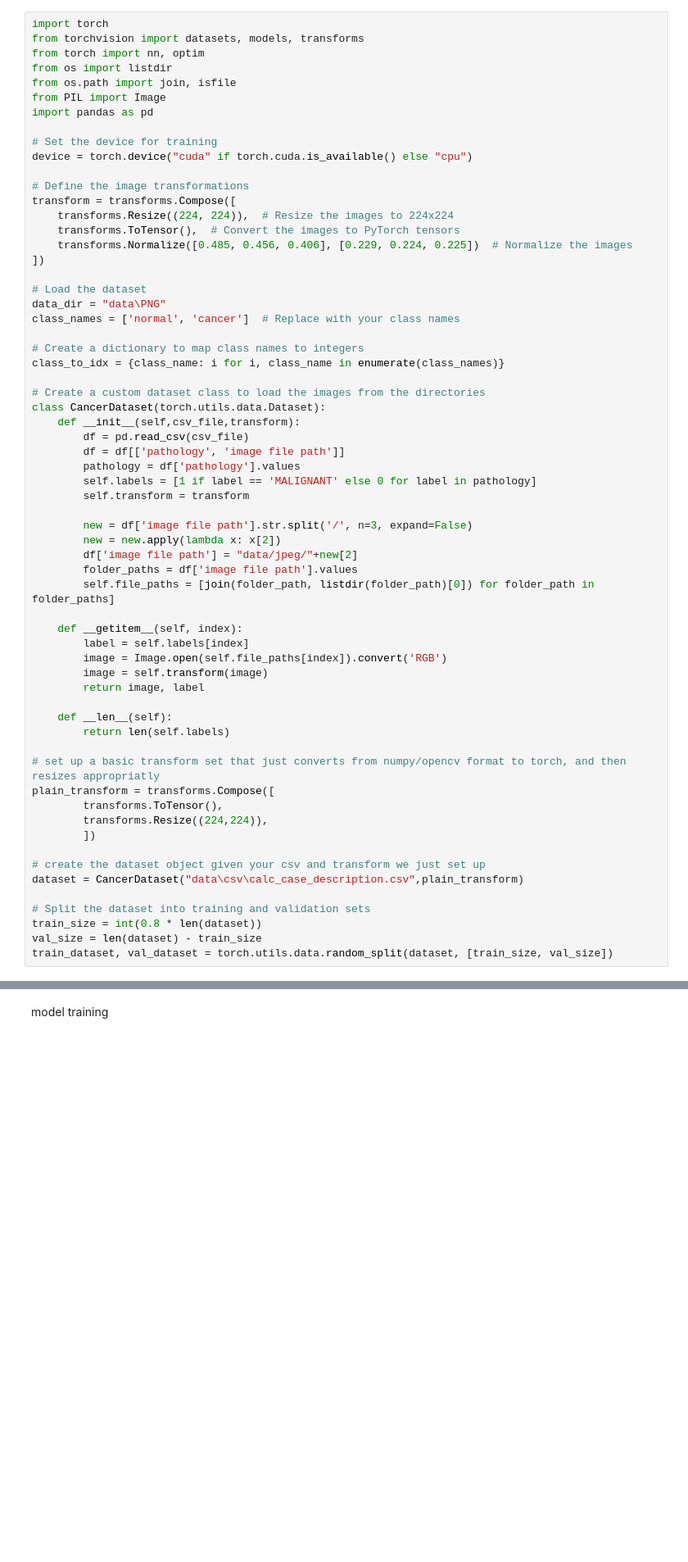
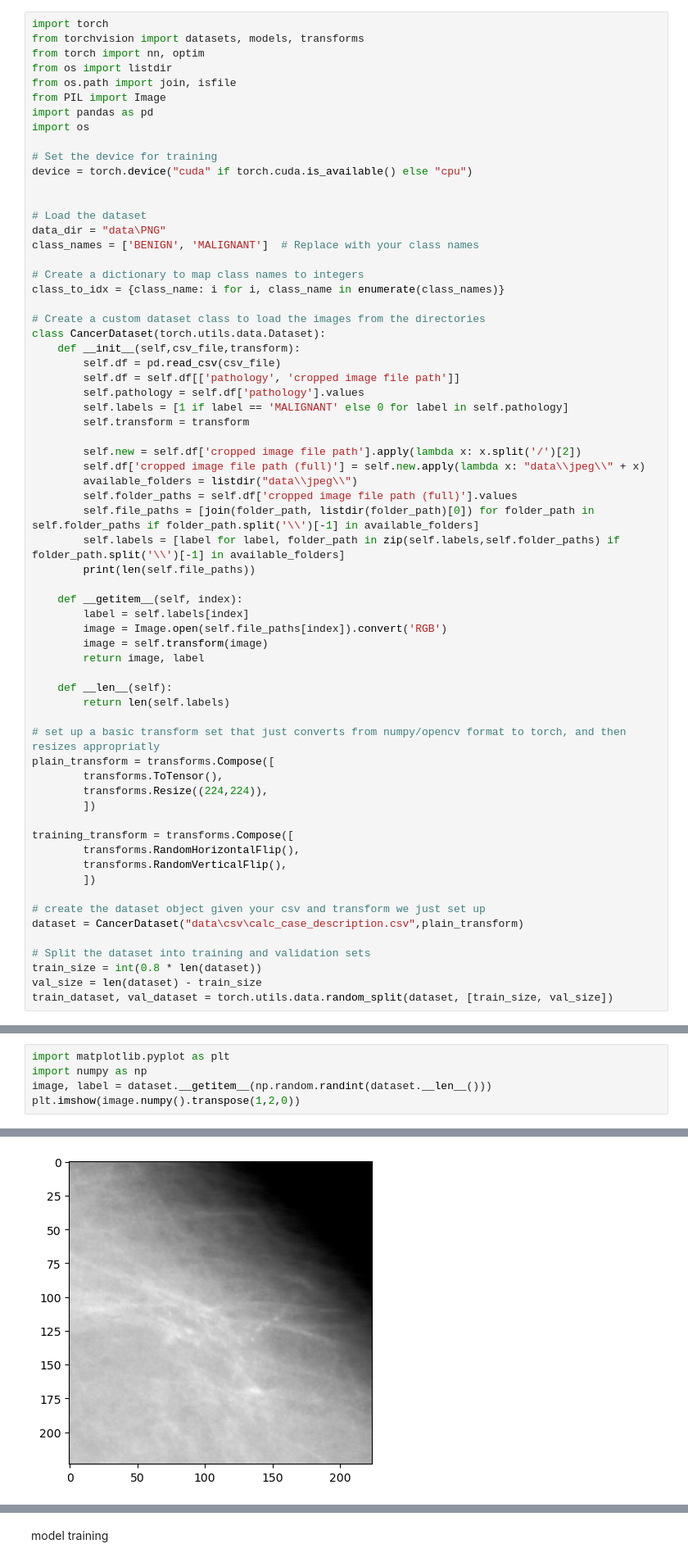
Before and after one commit to LeonFall3/LHL-Final, a Jupyter notebook: notebooks/models.ipynb, the cells around one changed output, grey strips where cells are left out. Shown at 82% size. Cells and saved outputs as stored; diff of their text form; blank space fills up the shorter version.

```diff
--- a/notebooks/models.ipynb
+++ b/notebooks/models.ipynb
@@ -6,20 +11,15 @@ from os import listdir
 from os.path import join, isfile
 from PIL import Image
 import pandas as pd
+import os
 
 # Set the device for training
 device = torch.device("cuda" if torch.cuda.is_available() else "cpu")
 
-# Define the image transformations
-transform = transforms.Compose([
-    transforms.Resize((224, 224)),  # Resize the images to 224x224
-    transforms.ToTensor(),  # Convert the images to PyTorch tensors
-    transforms.Normalize([0.485, 0.456, 0.406], [0.229, 0.224, 0.225])  # Normalize the images
-])
 
 # Load the dataset
 data_dir = "data\PNG"
-class_names = ['normal', 'cancer']  # Replace with your class names
+class_names = ['BENIGN', 'MALIGNANT']  # Replace with your class names
 
 # Create a dictionary to map class names to integers
 class_to_idx = {class_name: i for i, class_name in enumerate(class_names)}
@@ -27,17 +27,19 @@ class_to_idx = {class_name: i for i, class_name in enumerate(class_names)}
 # Create a custom dataset class to load the images from the directories
 class CancerDataset(torch.utils.data.Dataset):
     def __init__(self,csv_file,transform):
-        df = pd.read_csv(csv_file)
-        df = df[['pathology', 'image file path']]
-        pathology = df['pathology'].values
-        self.labels = [1 if label == 'MALIGNANT' else 0 for label in pathology]
+        self.df = pd.read_csv(csv_file)
+        self.df = self.df[['pathology', 'cropped image file path']]
+        self.pathology = self.df['pathology'].values
+        self.labels = [1 if label == 'MALIGNANT' else 0 for label in self.pathology]
         self.transform = transform
 
-        new = df['image file path'].str.split('/', n=3, expand=False)
-        new = new.apply(lambda x: x[2])
-        df['image file path'] = "data/jpeg/"+new[2]
-        folder_paths = df['image file path'].values
-        self.file_paths = [join(folder_path, listdir(folder_path)[0]) for folder_path in folder_paths]
+        self.new = self.df['cropped image file path'].apply(lambda x: x.split('/')[2])
+        self.df['cropped image file path (full)'] = self.new.apply(lambda x: "data\\jpeg\\" + x)
+        available_folders = listdir("data\\jpeg\\")
+        self.folder_paths = self.df['cropped image file path (full)'].values
+        self.file_paths = [join(folder_path, listdir(folder_path)[0]) for folder_path in self.folder_paths if folder_path.split('\\')[-1] in available_folders]
+        self.labels = [label for label, folder_path in zip(self.labels,self.folder_paths) if folder_path.split('\\')[-1] in available_folders]
+        print(len(self.file_paths))
 
     def __getitem__(self, index):
         label = self.labels[index]
@@ -54,6 +56,11 @@ plain_transform = transforms.Compose([
         transforms.Resize((224,224)),
         ])
 
+training_transform = transforms.Compose([
+        transforms.RandomHorizontalFlip(),
+        transforms.RandomVerticalFlip(),
+        ])
+
 # create the dataset object given your csv and transform we just set up
 dataset = CancerDataset("data\csv\calc_case_description.csv",plain_transform)
 
@@ -63,0 +73,6 @@ train_dataset, val_dataset = torch.utils.data.random_split(dataset, [train_size,
+# %%
+import matplotlib.pyplot as plt
+import numpy as np
+image, label = dataset.__getitem__(np.random.randint(dataset.__len__()))
+plt.imshow(image.numpy().transpose(1,2,0))
+# %% [output]
@@ -64,3 +80,4 @@ train_dataset, val_dataset = torch.utils.data.random_split(dataset, [train_size,
+[figure, added]
 # %%
 from torch.utils.data import WeightedRandomSampler
 
```
Also changed, not shown: parts of 16 cells of this notebook, 5 other files.
